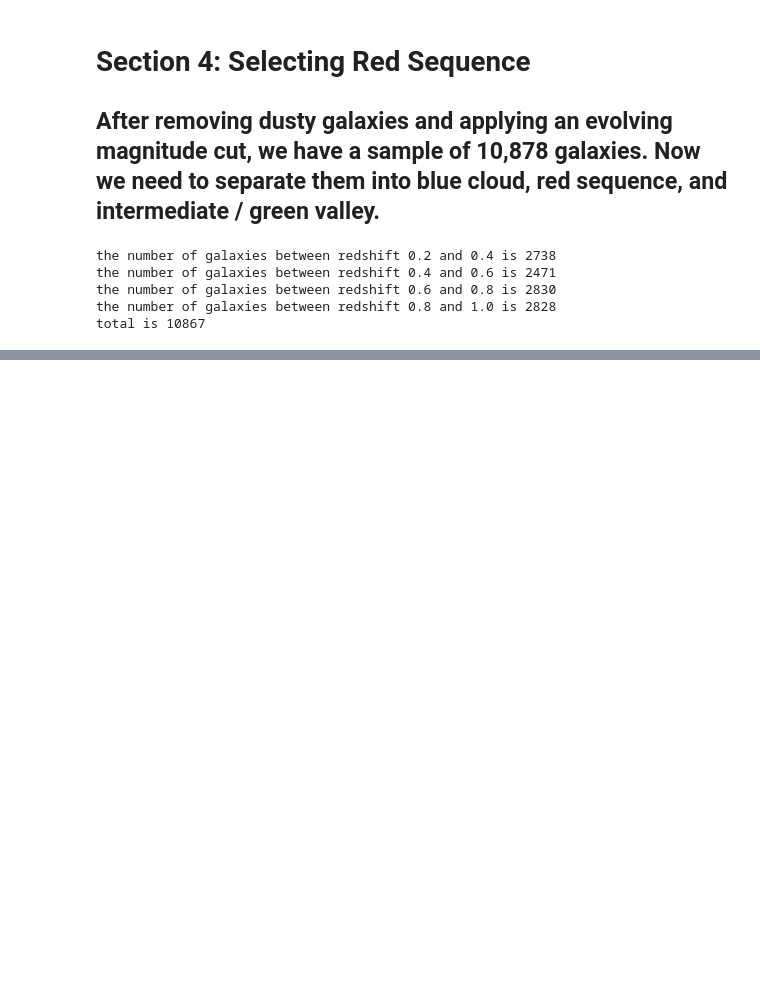
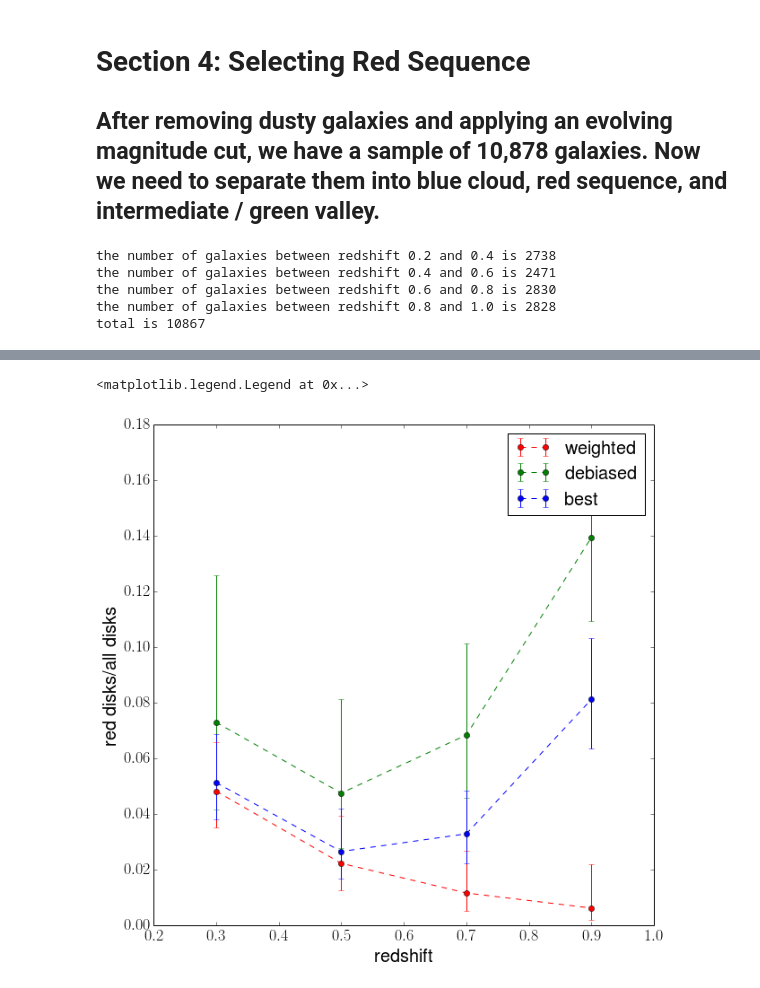
Before and after one commit to Mel23/GZ_Hubble_Science, a Jupyter notebook: Red_Disk_Fraction/red_disks.ipynb, the cells around one changed output, grey strips where cells are left out. Cells and saved outputs as stored; diff of their text form; code cells hidden in the pictures; blank space fills up the shorter version.

```diff
--- a/Red_Disk_Fraction/red_disks.ipynb
+++ b/Red_Disk_Fraction/red_disks.ipynb
@@ -339,0 +333,20 @@ for z in range(0,len(z_edges)-1):
+# %%
+all_disks_dct_weighted={}
+red_sequence_disks_dct_weighted={}
+for z in range(0,len(z_edges)-1):
+    all_disks_dct_weighted[z_edges[z],z_edges[z+1]] = (data['Z']>=float(z_edges[z])) & (data['Z']<float(z_edges[z+1])) & red_cut & mag_cut & disk_cut_weighted
+    red_sequence_disks_dct_weighted[z_edges[z],z_edges[z+1]] = (data['Z']>=float(z_edges[z])) & (data['Z']<float(z_edges[z+1])) & red_cut & mag_cut & red_sequence & disk_cut_weighted
+
+#only correctable stuff
+all_disks_dct_debiased={}
+red_sequence_disks_dct_debiased={}
+for z in range(0,len(z_edges)-1):
+    all_disks_dct_debiased[z_edges[z],z_edges[z+1]] = (data['Z']>=float(z_edges[z])) & (data['Z']<float(z_edges[z+1])) & red_cut & mag_cut  & disk_cut_debiased
+    red_sequence_disks_dct_debiased[z_edges[z],z_edges[z+1]] = (data['Z']>=float(z_edges[z])) & (data['Z']<float(z_edges[z+1])) & red_cut & mag_cut & red_sequence & disk_cut_debiased
+
+#all stuff, but use best value
+all_disks_dct_best={}
+red_sequence_disks_dct_best={}
+for z in range(0,len(z_edges)-1):
+    all_disks_dct_best[z_edges[z],z_edges[z+1]] = (data['Z']>=float(z_edges[z])) & (data['Z']<float(z_edges[z+1]))  & red_cut & mag_cut  & disk_cut_best
+    red_sequence_disks_dct_best[z_edges[z],z_edges[z+1]] = (data['Z']>=float(z_edges[z])) & (data['Z']<float(z_edges[z+1])) &  red_cut & mag_cut & red_sequence & disk_cut_best
@@ -340,3 +355,60 @@ for z in range(0,len(z_edges)-1):
+# %%
+f=plt.figure(figsize=(10,10))
+colors=['r','g','b']
+fmt='--o'
+c=.95
+frac_list=[]
+yerr_low=[]
+yerr_hi=[]
+for z in range(0,len(z_edges)-1):
+    N_all_disks = len(data[all_disks_dct_weighted[z_edges[z],z_edges[z+1]]]) #n
+    N_red_disks = len(data[red_sequence_disks_dct_weighted[z_edges[z],z_edges[z+1]]]) #k
+    frac = float(N_red_disks)/N_all_disks
+    frac_list.append(frac)
+
+    p_l=dist.beta.ppf((1-c)/2.,N_red_disks+1,N_all_disks-N_red_disks+1)
+    p_u=dist.beta.ppf(1-(1-c)/2.,N_red_disks+1,N_all_disks-N_red_disks+1)
+    yerr_low.append(frac-p_l)
+    yerr_hi.append(p_u-frac)
+plt.errorbar(red_list,frac_list,yerr=(yerr_low,yerr_hi),c=colors[0],label='weighted',fmt=fmt)
+
+frac_list=[]
+yerr_low=[]
+yerr_hi=[]
+for z in range(0,len(z_edges)-1):
+    N_all_disks = len(data[all_disks_dct_debiased[z_edges[z],z_edges[z+1]]]) #n
+    N_red_disks = len(data[red_sequence_disks_dct_debiased[z_edges[z],z_edges[z+1]]]) #k
+    frac = float(N_red_disks)/N_all_disks
+    frac_list.append(frac)
+
+    p_l=dist.beta.ppf((1-c)/2.,N_red_disks+1,N_all_disks-N_red_disks+1)
+    p_u=dist.beta.ppf(1-(1-c)/2.,N_red_disks+1,N_all_disks-N_red_disks+1)
+    yerr_low.append(frac-p_l)
+    yerr_hi.append(p_u-frac)
+plt.errorbar(red_list,frac_list,yerr=(yerr_low,yerr_hi),c=colors[1],label='debiased',fmt=fmt)
+
+frac_list=[]
+yerr_low=[]
+yerr_hi=[]
+for z in range(0,len(z_edges)-1):
+    N_all_disks = len(data[all_disks_dct_best[z_edges[z],z_edges[z+1]]]) #n
+    N_red_disks = len(data[red_sequence_disks_dct_best[z_edges[z],z_edges[z+1]]]) #k
+    frac = float(N_red_disks)/N_all_disks
+    frac_list.append(frac)
+
+    p_l=dist.beta.ppf((1-c)/2.,N_red_disks+1,N_all_disks-N_red_disks+1)
+    p_u=dist.beta.ppf(1-(1-c)/2.,N_red_disks+1,N_all_disks-N_red_disks+1)
+    yerr_low.append(frac-p_l)
+    yerr_hi.append(p_u-frac)
+plt.errorbar(red_list,frac_list,yerr=(yerr_low,yerr_hi),c=colors[2],label='best',fmt=fmt)
+plt.xlim(.2,1)
+plt.xlabel('redshift',fontsize=20)
+plt.ylabel('red~disks/all~disks',fontsize=20)
+
+plt.legend(fontsize=20)
+# %% [output]
+<matplotlib.legend.Legend at 0x...>
+[figure, added]
 # %%
 t=0
 for z in range(0,len(z_edges)-1):
```
Also changed, not shown: parts of 16 cells of this notebook.
